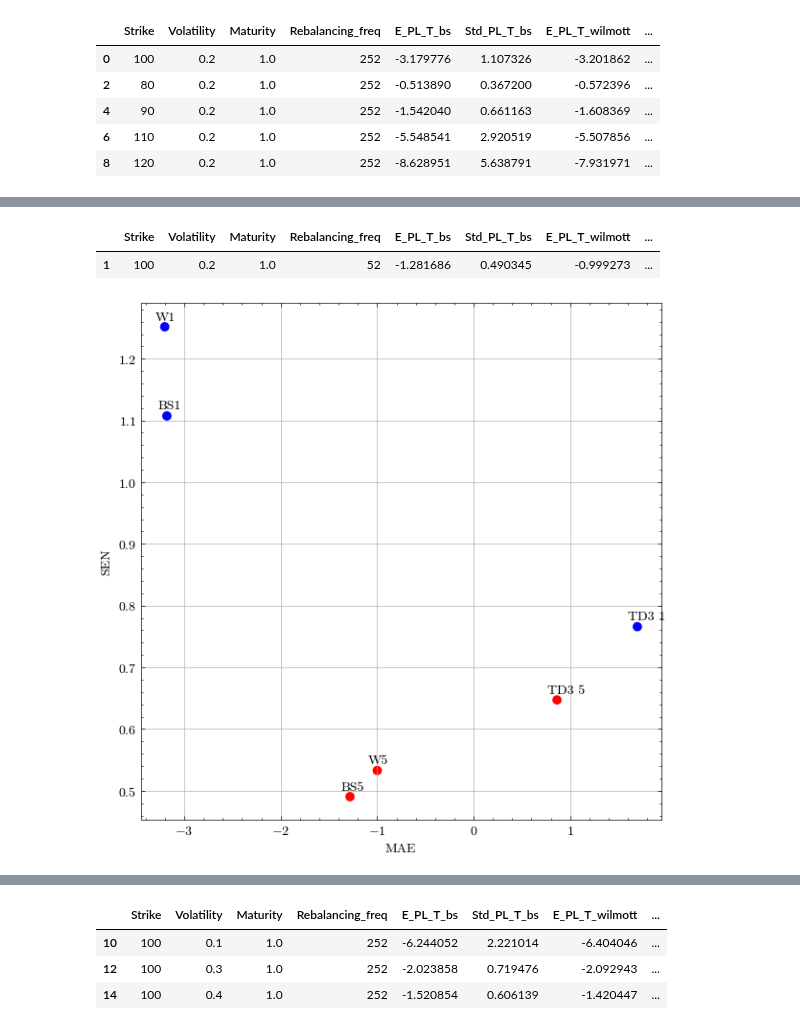
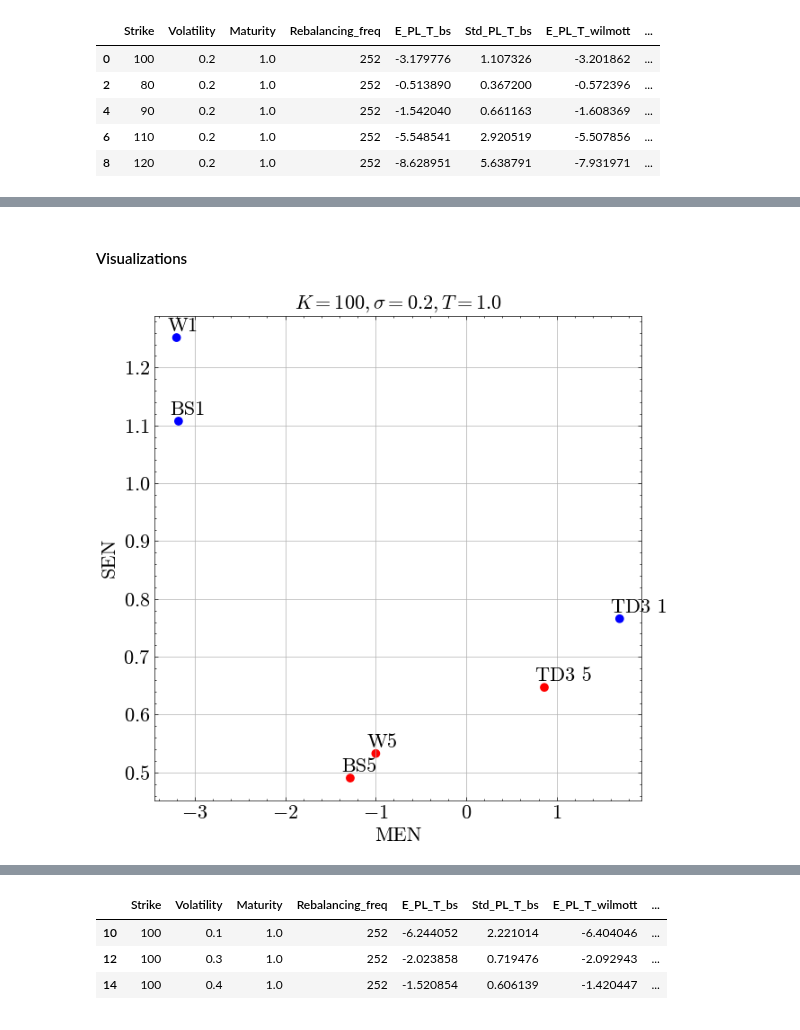
Before and after one commit to paolodelia99/delta-hedging, a Jupyter notebook: black-scholes-hedging/call-option/results_comp.ipynb, the cells around one changed output, grey strips where cells are left out. Saved outputs shown, nothing was run; the diff lists cells and outputs as text; code cells hidden in the pictures.

```diff
--- a/black-scholes-hedging/call-option/results_comp.ipynb
+++ b/black-scholes-hedging/call-option/results_comp.ipynb
@@ -51,5 +59,6 @@ keys = ['Strike', 'Volatility', 'Maturity', 'Rebalancing_freq']
 ## Zero transaction resutls
 # %%
 df_zero = pd.merge(df_bs_zero, df_wilmott_zero, how='right', on=keys).merge(df_td3_zero, how='right', on=keys)
+df_zero = df_zero.drop(columns=['E_PL_T_wilmott', 'Std_PL_T_wilmott'])
 df_zero
 # %% [output]
@@ -201,12 +201,0 @@ y = np.concatenate((y_1, y_2))
-# %%
-plt.figure(figsize=(7, 7))
-plt.scatter(x, y, c=['blue', 'blue', 'blue', 'red', 'red', 'red'])
-text_labels = ['BS1', 'W1', 'TD3 1', 'BS5', 'W5', 'TD3 5']
-
-for i, txt in enumerate(text_labels):
-  plt.annotate(txt, (x[i], y[i]), xytext=(-7, 5), textcoords="offset points")
-
-plt.xlabel('MAE')
-plt.ylabel('SEN')
-plt.grid()
-plt.show()
@@ -261,0 +515,24 @@ df_low[(df_low['Rebalancing_freq'].isin([104, 26, 10]))]
+# %%
+res_1 = df_low[(df_low['Rebalancing_freq'] == 121) & (df_low['Volatility'] == 0.2) & (df_low['Strike'] == 100)]
+res_2 = df_low[(df_low['Rebalancing_freq'] == 26) & (df_low['Volatility'] == 0.2) & (df_low['Strike'] == 100)]
+
+x_1 = res_1[[col for col in res_1.columns if col.startswith('E')]].values[0]
+y_1 = res_1[[col for col in res_1.columns if col.startswith('Std')]].values[0]
+x_2 = res_2[[col for col in res_2.columns if col.startswith('E')]].values[0]
+y_2 = res_2[[col for col in res_2.columns if col.startswith('Std')]].values[0]
+
+x = np.concatenate((x_1, x_2))
+y = np.concatenate((y_1, y_2))
+
+plt.figure(figsize=(7, 7))
+plt.scatter(x, y, c=['blue', 'blue', 'blue', 'red', 'red', 'red'])
+text_labels = ['BS1', 'W1', 'TD3 1', 'BS5', 'W5', 'TD3 5']
+
+for i, txt in enumerate(text_labels):
+  plt.annotate(txt, (x[i], y[i]), xytext=(-7, 5), textcoords="offset points", size=SMALL_SIZE)
+
+plt.title(r'$K = 100, \sigma = 0.2, T = 0.5$', fontdict=FONT)
+plt.xlabel('MEN', fontdict=FONT)
+plt.ylabel('SEN', fontdict=FONT)
+plt.grid()
+plt.show()
@@ -296,11 +588,8 @@ df_high[(df_high['Rebalancing_freq'] == 252) & (df_high['Volatility'] == 0.2)]
+# %% [markdown]
+#### Visualizations
 # %%
 res_1 = df_high[(df_high['Rebalancing_freq'] == 252) & (df_high['Volatility'] == 0.2) & (df_high['Strike'] == 100)]
 res_2 = df_high[(df_high['Rebalancing_freq'] == 52) & (df_high['Volatility'] == 0.2) & (df_high['Strike'] == 100)]
-# %%
-res_2
-# %% [output]
-|  | Strike | Volatility | Maturity | Rebalancing_freq | E_PL_T_bs | Std_PL_T_bs | E_PL_T_wilmott | ... |
-| 1 | 100 | 0.2 | 1.0 | 52 | -1.281686 | 0.490345 | -0.999273 | ... |
 # %%
 x_1 = res_1[[col for col in res_1.columns if col.startswith('E')]].values[0]
 y_1 = res_1[[col for col in res_1.columns if col.startswith('Std')]].values[0]
@@ -312,14 +601,15 @@ y = np.concatenate((y_1, y_2))
 # %%
 plt.figure(figsize=(7, 7))
 plt.scatter(x, y, c=['blue', 'blue', 'blue', 'red', 'red', 'red'])
 text_labels = ['BS1', 'W1', 'TD3 1', 'BS5', 'W5', 'TD3 5']
 
 for i, txt in enumerate(text_labels):
-  plt.annotate(txt, (x[i], y[i]), xytext=(-7, 5), textcoords="offset points")
+  plt.annotate(txt, (x[i], y[i]), xytext=(-7, 5), textcoords="offset points", size=SMALL_SIZE)
 
-plt.xlabel('MAE')
-plt.ylabel('SEN')
+plt.title(r'$K = 100, \sigma = 0.2, T = 1.0$', fontdict=FONT)
+plt.xlabel('MEN', fontdict=FONT)
+plt.ylabel('SEN', fontdict=FONT)
 plt.grid()
 plt.show()
 # %% [output]
-[figure, old version]
+[figure, new version]
```
Also changed, not shown: parts of 54 cells of this notebook, 1 other file.
